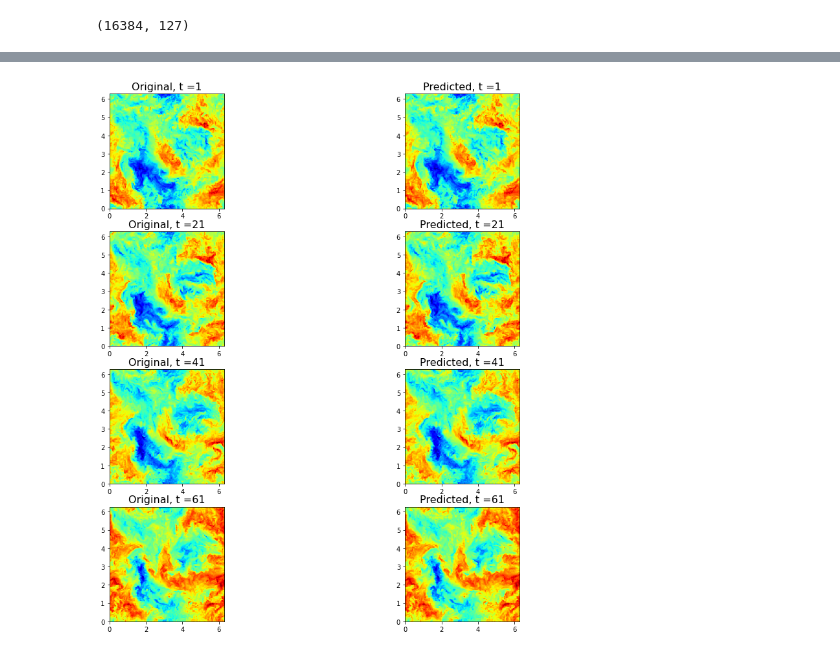
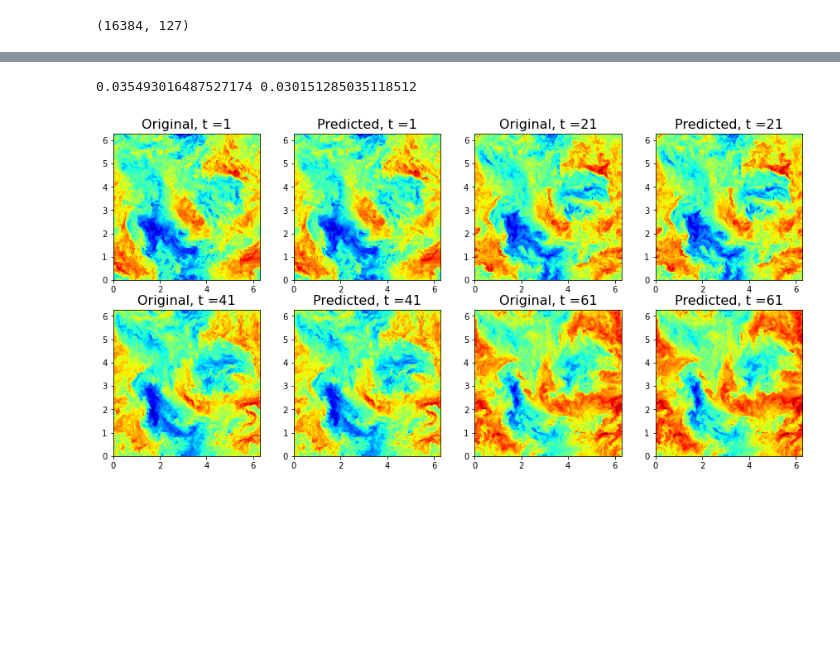
Before and after one commit to dvenkata/AMATH590, a Jupyter notebook: 02_MultiscaleFlowMaps.ipynb, the cells around one changed output, grey strips where cells are left out. Saved outputs shown, nothing was run; the diff lists cells and outputs as text; code cells hidden in the pictures; blank space fills up the shorter version.

```diff
--- a/02_MultiscaleFlowMaps.ipynb
+++ b/02_MultiscaleFlowMaps.ipynb
@@ -251,18 +251,28 @@ for i in range(0,63,7):
+# %%
+#Compute MAE
+error = np.abs(nn_pred - n[:,0:-1])
+
+mean_error = np.mean(np.mean(error,axis=0))
+std_error = np.std(np.mean(error,axis=0))
+
+print(mean_error,std_error)
+# %% [output]
+0.035493016487527174 0.030151285035118512
 # %%
 #Compare Actuals vs predicted
 a = int(n.shape[0]**(1/2))
 fig = plt.figure(figsize = (15, 15))
 
 count=0
 for i in range(0,63,20):
   count+=1
-  b = fig.add_subplot('42' + str(count))
+  b = fig.add_subplot('44' + str(count))
   b.imshow(n[:,i].reshape(a,a),extent = [0, 6.28, 0, 6.28],cmap='jet')
   b.set_title('Original, t =' + str(i+1),fontsize=16)
 
   count+=1
-  b = fig.add_subplot('42' + str(count))
+  b = fig.add_subplot('44' + str(count))
   b.imshow(nn_pred[:,i].reshape(a,a),extent = [0, 6.28, 0, 6.28],cmap='jet')
   b.set_title('Predicted, t =' + str(i+1),fontsize=16)
 # %% [output]
-[figure, old version]
+[figure, new version]
```
Also changed, not shown: parts of 3 cells of this notebook.
